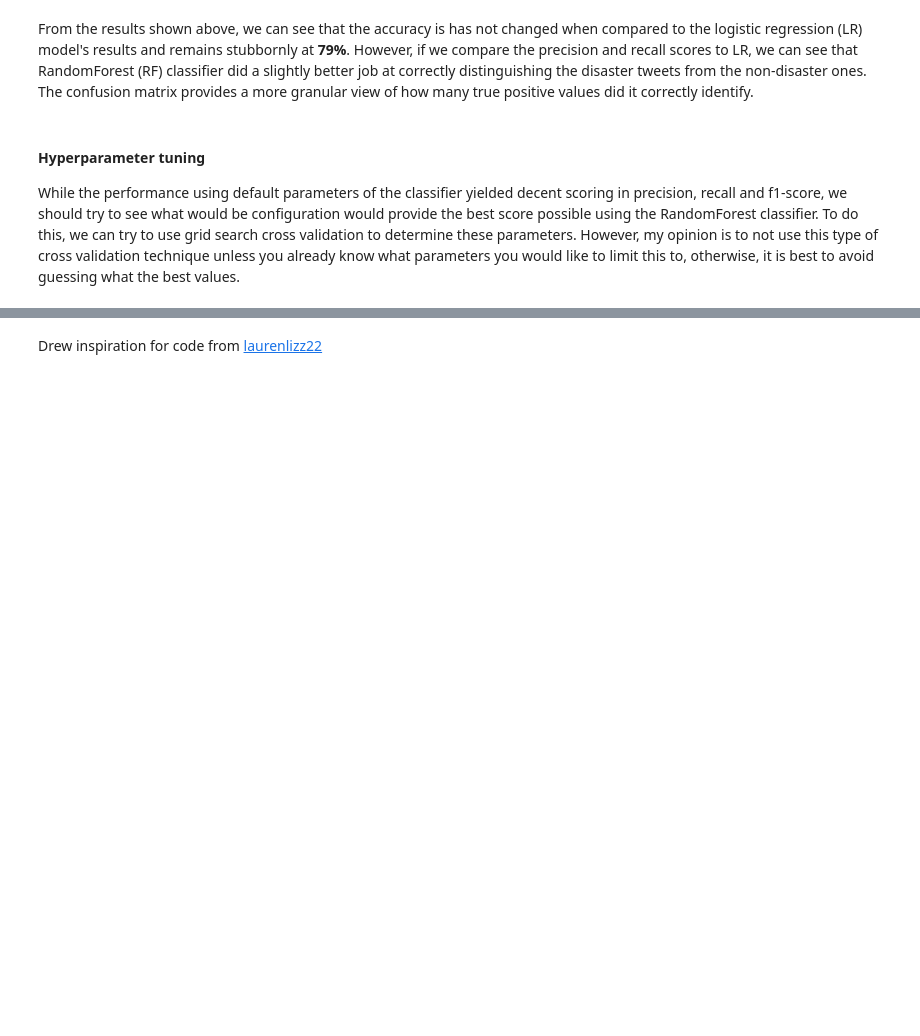
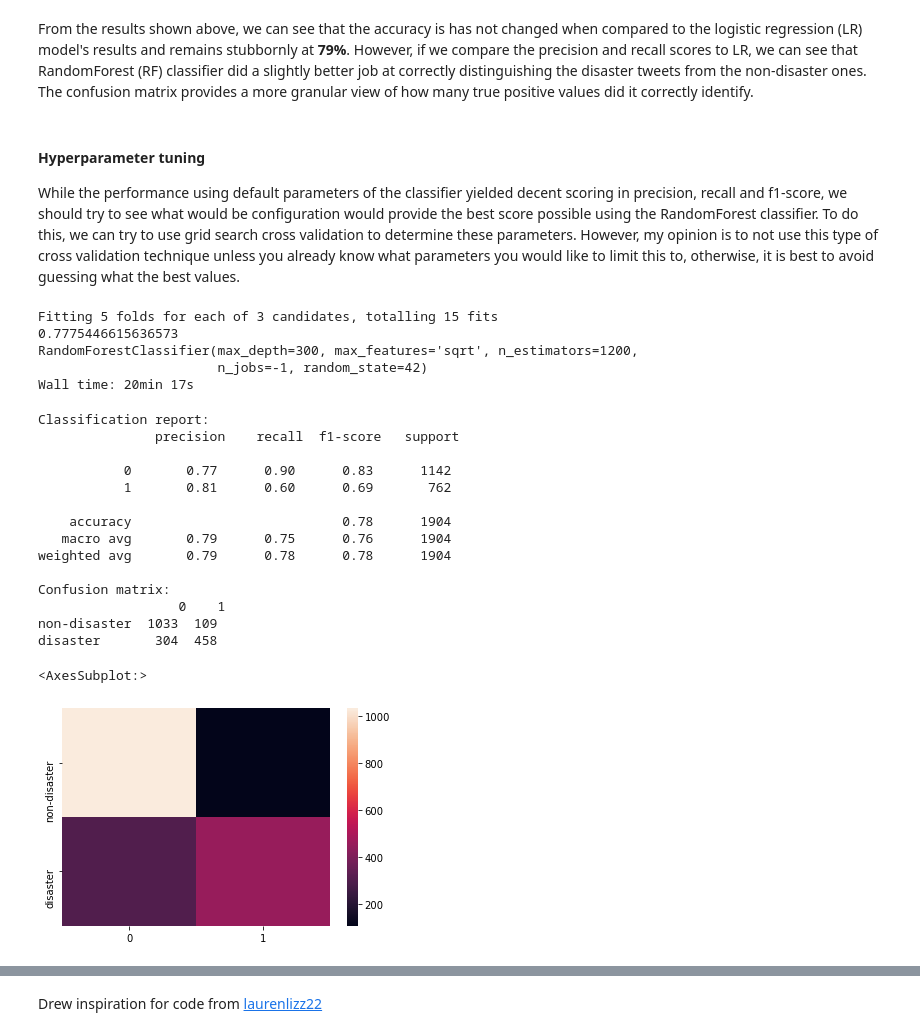
Before and after one commit to yepterence/Project-Cymopolea, a Jupyter notebook: text-processing.ipynb, the cells around one changed output, grey strips where cells are left out. Cells and saved outputs as stored; diff of their text form; code cells hidden in the pictures; blank space fills up the shorter version.

```diff
--- a/text-processing.ipynb
+++ b/text-processing.ipynb
@@ -539,18 +539,19 @@ While the performance using default parameters of the classifier yielded decent
 # print(classification_report(y_test,rf_grid_pred))
 # %%
 %%time
+
 rf = RandomForestClassifier(random_state=42, n_jobs=-1)
 
-rf_param_grid = {'criterion':['gini','entropy'],
+rf_param_grid = {
                  'n_estimators':np.arange(100, 2500, 100),
                  'max_features':['auto','log2','sqrt'],
-                 'max_depth':np.arange(20, 500, 25)
+                 'max_depth':np.arange(25, 500, 25)
                 }
 # Find best params using RandomizedgridsearchCV
 rf_randomizedcv_roc_auc = RandomizedSearchCV(rf,
                                         param_distributions=rf_param_grid,
                                         n_iter=3,
-                                        scoring="roc_auc",
+                                        scoring="accuracy",
                                         verbose=1,
                                         cv=5,
                                          n_jobs=-1)
@@ -558,3 +559,9 @@ rf_randomizedcv_roc_auc.fit(full_train_cmatrix,y_train)
 print(rf_randomizedcv_roc_auc.best_score_)
 print(rf_randomizedcv_roc_auc.best_estimator_)
 best_rf_clf = rf_randomizedcv_roc_auc.best_estimator_
+# %% [output]
+Fitting 5 folds for each of 3 candidates, totalling 15 fits
+0.7775446615636573
+RandomForestClassifier(max_depth=300, max_features='sqrt', n_estimators=1200,
+                       n_jobs=-1, random_state=42)
+Wall time: 20min 17s
@@ -561,6 +586,24 @@ best_rf_clf = rf_randomizedcv_roc_auc.best_estimator_
 # %%
-y_hat = best_rf_clf.transform(full_test_cmatrix)
-print(classification_report(y_test, y_hat))
+y_hat = best_rf_clf.predict(full_test_cmatrix)
+print("Classification report: \n",classification_report(y_test, y_hat))
 confusion_ = pd.DataFrame(confusion_matrix(y_test, y_hat),index=['non-disaster','disaster'])
+print("Confusion matrix:\n",confusion_)
 sns.heatmap(confusion_)
+# %% [output]
+Classification report:
+               precision    recall  f1-score   support
+
+           0       0.77      0.90      0.83      1142
+           1       0.81      0.60      0.69       762
+
+    accuracy                           0.78      1904
+   macro avg       0.79      0.75      0.76      1904
+weighted avg       0.79      0.78      0.78      1904
+
+Confusion matrix:
+                  0    1
+non-disaster  1033  109
+disaster       304  458
+<AxesSubplot:>
+[figure, added]
 # %%
```
Also changed, not shown: parts of 16 cells of this notebook, 1 other file.
